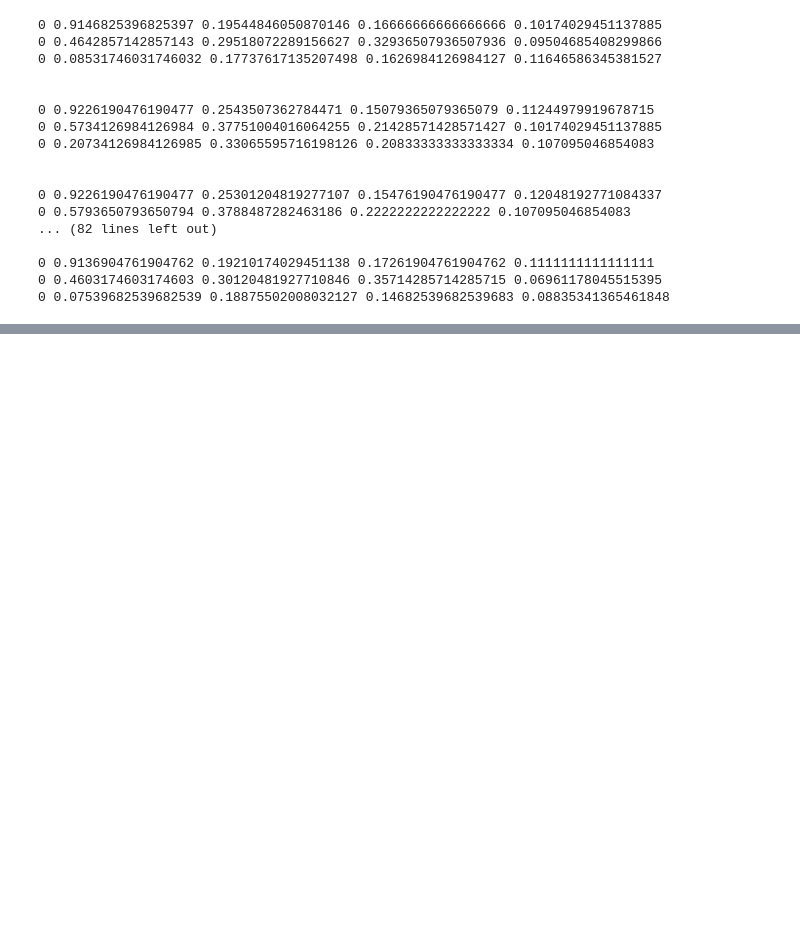
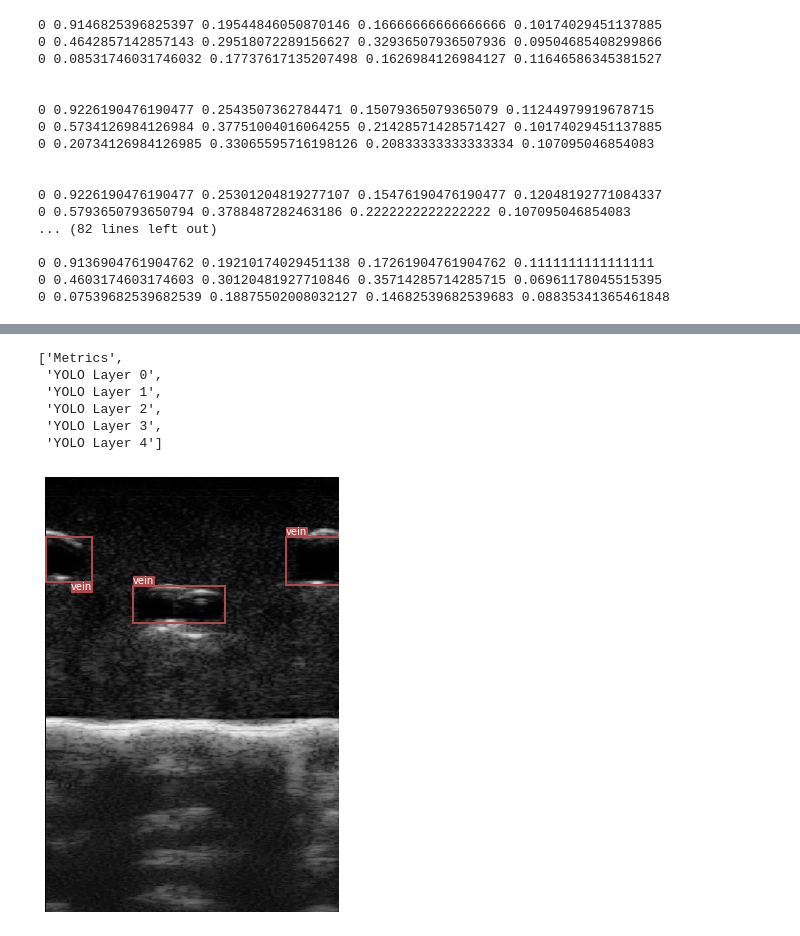
Before and after one commit to zhangjing1997/IV_Detection, a Jupyter notebook: YOLOv3/eda_yolo.ipynb, the cells around one changed output, grey strips where cells are left out. Drawn from its saved outputs; the diff is of its cells as text; code cells hidden in the pictures; blank space fills up the shorter version.

```diff
--- a/YOLOv3/eda_yolo.ipynb
+++ b/YOLOv3/eda_yolo.ipynb
@@ -60 +134,81 @@ for ind in range(len):
+# %%
+["Metrics", *[f"YOLO Layer {i}" for i in range(5)]]
+
+metrics = ["grid_size", "loss", "x", "y", "w", "h", "conf", "cls", "cls_acc", "recall50", "recall75", "precision", "conf_obj", "conf_noobj"]
+{m: "%.6f" for m in metrics}
+# %% [output]
+['Metrics',
+ 'YOLO Layer 0',
+ 'YOLO Layer 1',
+ 'YOLO Layer 2',
+ 'YOLO Layer 3',
+ 'YOLO Layer 4']
+# %%
+## Model Prediction on Single Image
+from yolo_model import Darknet
+from datasets import pad_to_square, resize
+from utils import non_max_suppression, rescale_boxes, load_classes
+
+import torch
+import torchvision.transforms as transforms
+from torch.autograd import Variable
+
+from PIL import Image
+import numpy as np
+import matplotlib.pyplot as plt
+%matplotlib inline
+import matplotlib.patches as patches
+from matplotlib.ticker import NullLocator
+
+# model set up
+device = torch.device("cuda" if torch.cuda.is_available() else "cpu")
+model = Darknet('config/yolov3-custom.cfg', img_size=416).to(device)
+model.load_state_dict(torch.load('checkpoints/yolov3_ckpt_38.pth'))
+model.eval()
+
+# image preprocessing
+img_path = 'data/custom/images/0.jpg'
+img = transforms.ToTensor()(Image.open(img_path))
+img, _ = pad_to_square(img, 0)
+img = resize(img, 416).unsqueeze(0)
+Tensor = torch.cuda.FloatTensor if torch.cuda.is_available() else torch.FloatTensor
+img_tensor = Variable(img.type(Tensor))
+
+# model prediction
+with torch.no_grad():
+    detections = model(img_tensor)
+    detections = non_max_suppression(detections, conf_thres=0.85, nms_thres=0.35)
+# print(f"detections: {detections[0]}")
+
+# result visualization
+img_np = np.array(Image.open(img_path))
+detections = rescale_boxes(detections[0], 416, img_np.shape[:2])
+# print(f"rescaled detections: {detections}")
+
+fig, ax = plt.subplots(1, figsize=(12,8))
+ax.imshow(img_np, cmap='gray')
+cmap = plt.get_cmap("tab20b")
+classes = load_classes('data/custom/classes.names')
+for x1, y1, x2, y2, obj_conf, cls_conf, cls_pred in detections:
+    # print("\t+ Label: %s, obj_conf: %.5f, cls_conf: %.5f" % (classes[int(cls_pred)], obj_conf.item(), cls_conf.item()))
+    x1_draw = max(x1, 1)
+    y1_draw = max(y1, 1)
+    x2_draw = min(x2, img_np.shape[0] - 1)
+    y2_draw = min(y2, img_np.shape[1] - 1)
+
+    color = cmap(13)
+    bbox = patches.Rectangle((x1_draw, y1_draw), x2_draw - x1_draw, y2_draw - y1_draw, linewidth=2, edgecolor=color, facecolor="none") # create a rectangle patch
+    ax.add_patch(bbox) # add bbox to the plot
+    # add label
+    if x1 > 0:
+        plt.text(x1, y1, s=classes[int(cls_pred)], color="white", verticalalignment="bottom", horizontalalignment='left', bbox={"color": color, "pad": 0})
+    elif x2 < img_np.shape[1]:
+        plt.text(x2, y2, s=classes[int(cls_pred)], color="white", verticalalignment="top", horizontalalignment='right', bbox={"color": color, "pad": 0})
+
+plt.axis("off")
+plt.gca().xaxis.set_major_locator(NullLocator())
+plt.gca().yaxis.set_major_locator(NullLocator())
+plt.show()
+# %% [output]
+[figure, added]
 # %%
```
Also changed, not shown: parts of 6 cells of this notebook, 15 other files.
